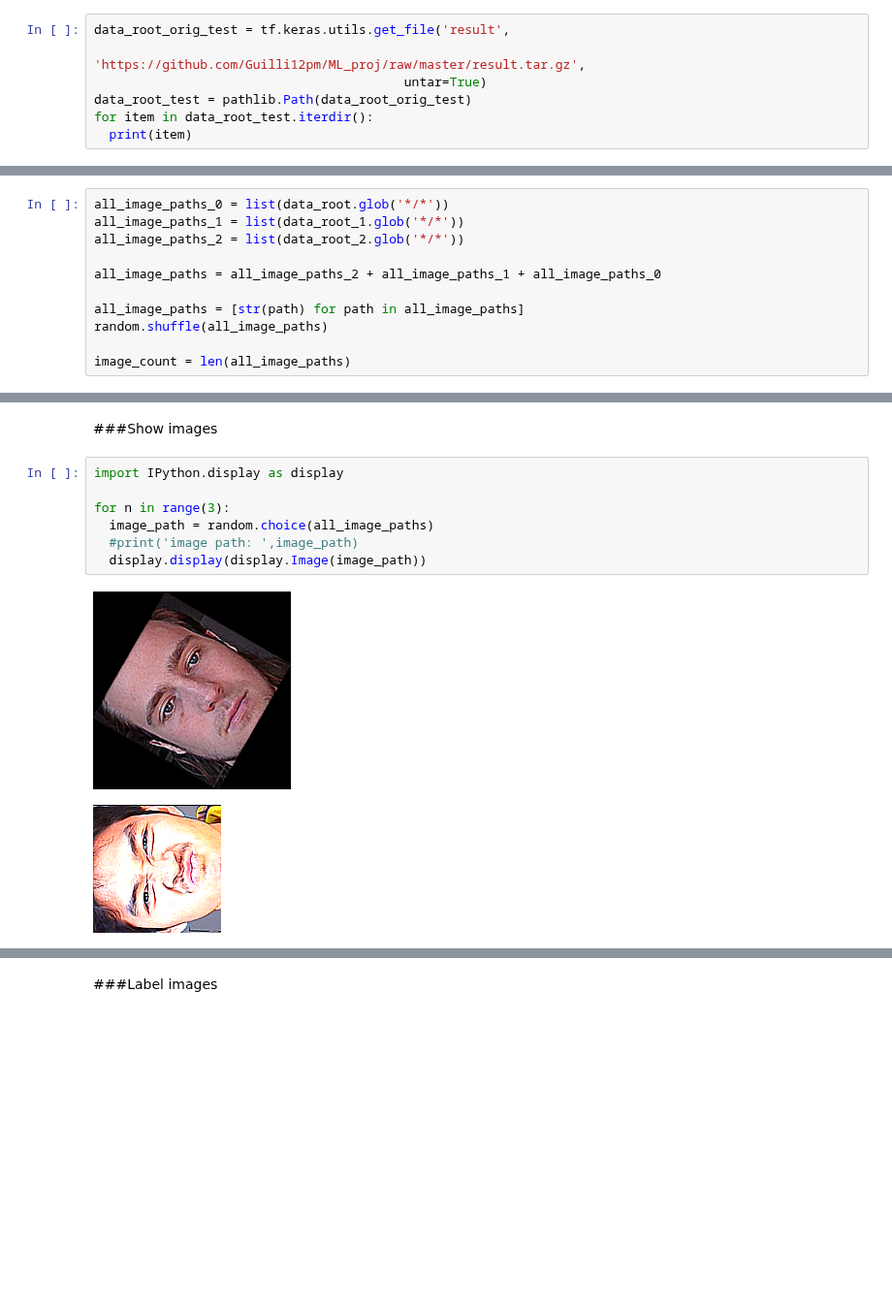
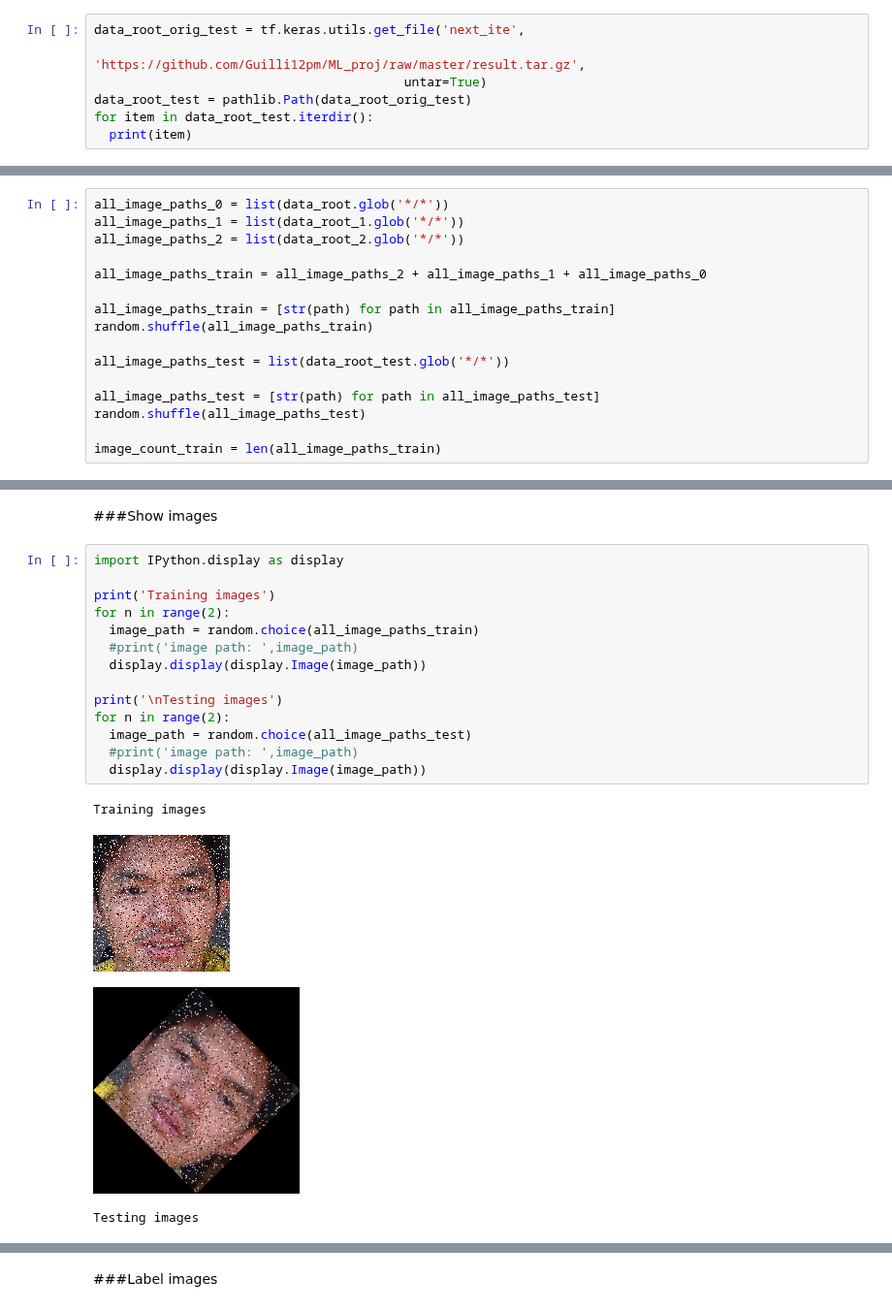
Before and after one commit to Guilli12pm/ML_proj, a Jupyter notebook: kNN.ipynb, the cells around one changed output, grey strips where cells are left out. Shown at 97% size. Saved outputs shown, nothing was run; the diff lists cells and outputs as text; blank space fills up the shorter version.

```diff
--- a/kNN.ipynb
+++ b/kNN.ipynb
@@ -59,7 +59,7 @@ for item in data_root_2.iterdir():
 /root/.keras/datasets/new_pic(2)/.DS_Store
 /root/.keras/datasets/new_pic(2)/Nicholas_S
 # %%
-data_root_orig_test = tf.keras.utils.get_file('result',
+data_root_orig_test = tf.keras.utils.get_file('next_ite',
                                          'https://github.com/Guilli12pm/ML_proj/raw/master/result.tar.gz',
                                          untar=True)
 data_root_test = pathlib.Path(data_root_orig_test)
@@ -72,10 +78,15 @@ all_image_paths_0 = list(data_root.glob('*/*'))
 all_image_paths_1 = list(data_root_1.glob('*/*'))
 all_image_paths_2 = list(data_root_2.glob('*/*'))
 
-all_image_paths = all_image_paths_2 + all_image_paths_1 + all_image_paths_0
+all_image_paths_train = all_image_paths_2 + all_image_paths_1 + all_image_paths_0
 
-all_image_paths = [str(path) for path in all_image_paths]
-random.shuffle(all_image_paths)
+all_image_paths_train = [str(path) for path in all_image_paths_train]
+random.shuffle(all_image_paths_train)
 
-image_count = len(all_image_paths)
+all_image_paths_test = list(data_root_test.glob('*/*'))
+
+all_image_paths_test = [str(path) for path in all_image_paths_test]
+random.shuffle(all_image_paths_test)
+
+image_count_train = len(all_image_paths_train)
 # %%
@@ -91,10 +110,19 @@ all_image_paths[:5]
 # %%
 import IPython.display as display
 
-for n in range(3):
-  image_path = random.choice(all_image_paths)
+print('Training images')
+for n in range(2):
+  image_path = random.choice(all_image_paths_train)
   #print('image path: ',image_path)
   display.display(display.Image(image_path))
+
+print('\nTesting images')
+for n in range(2):
+  image_path = random.choice(all_image_paths_test)
+  #print('image path: ',image_path)
+  display.display(display.Image(image_path))
 # %% [output]
+Training images
-[figure, old version]
+[figure, new version]
-[figure, old version]
+[figure, new version]
+Testing images
```
Also changed, not shown: parts of 17 cells of this notebook.
